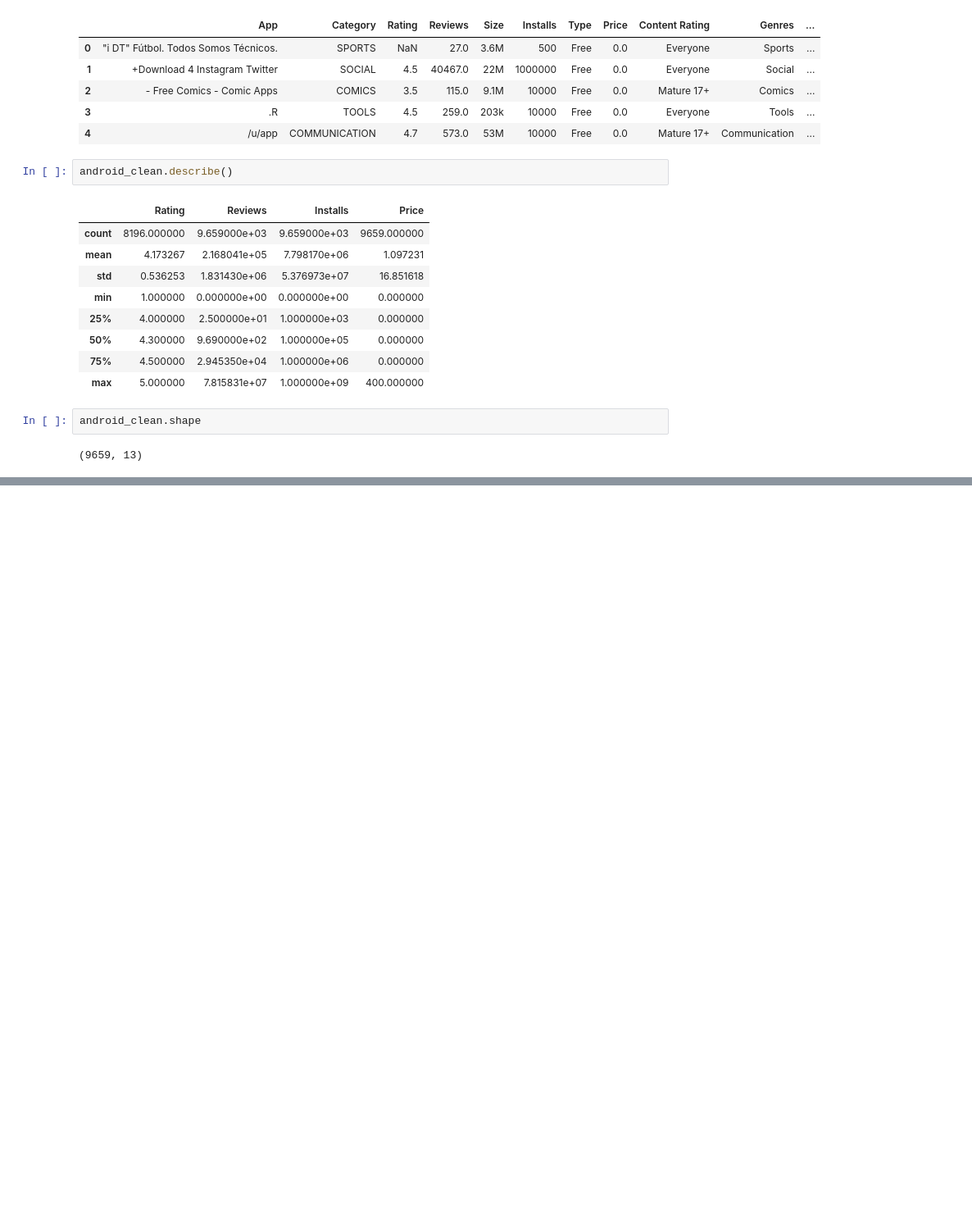
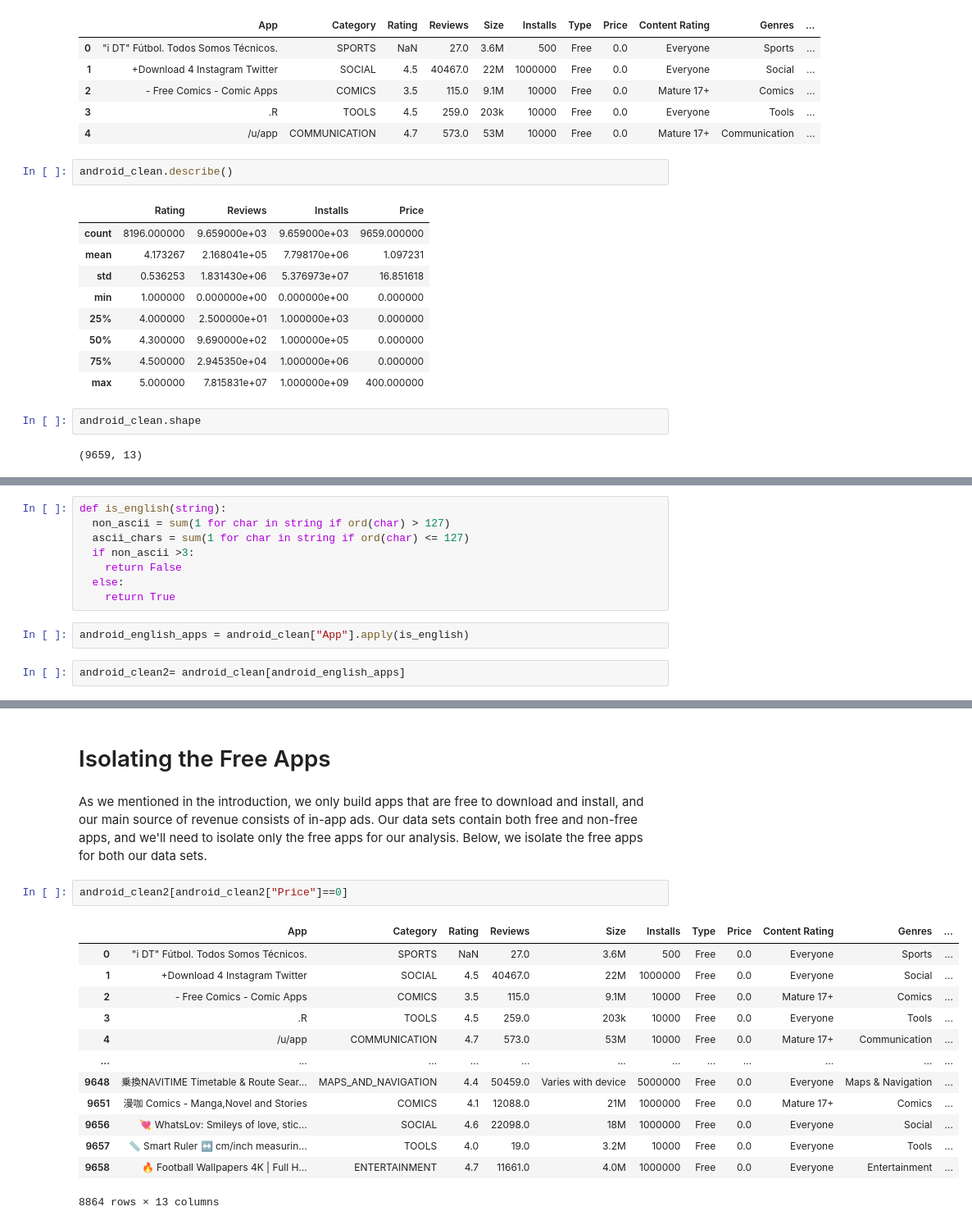
Before and after one commit to KostasTheOne/Mobile-Apps-Project, a Jupyter notebook: Profitable_Apps.ipynb, the cells around one changed output, grey strips where cells are left out. Shown at 82% size. Drawn from its saved outputs; the diff is of its cells as text; blank space fills up the shorter version.

Commit message:
Cleaned my datasets.

```diff
--- a/Profitable_Apps.ipynb
+++ b/Profitable_Apps.ipynb
@@ -317,0 +371,12 @@ android_clean.shape
+# %%
+def is_english(string):
+  non_ascii = sum(1 for char in string if ord(char) > 127)
+  ascii_chars = sum(1 for char in string if ord(char) <= 127)
+  if non_ascii >3:
+    return False
+  else:
+    return True
+# %%
+android_english_apps = android_clean["App"].apply(is_english)
+# %%
+android_clean2= android_clean[android_english_apps]
@@ -317,0 +413,20 @@ android_clean.shape
+# %% [markdown]
+# Isolating the Free Apps
+# %% [markdown]
+As we mentioned in the introduction, we only build apps that are free to download and install, and our main source of revenue consists of in-app ads. Our data sets contain both free and non-free apps, and we'll need to isolate only the free apps for our analysis. Below, we isolate the free apps for both our data sets.
+# %%
+android_clean2[android_clean2["Price"]==0]
+# %% [output]
+|  | App | Category | Rating | Reviews | Size | Installs | Type | Price | Content Rating | Genres | ... |
+| 0 | "i DT" Fútbol. Todos Somos Técnicos. | SPORTS | NaN | 27.0 | 3.6M | 500 | Free | 0.0 | Everyone | Sports | ... |
+| 1 | +Download 4 Instagram Twitter | SOCIAL | 4.5 | 40467.0 | 22M | 1000000 | Free | 0.0 | Everyone | Social | ... |
+| 2 | - Free Comics - Comic Apps | COMICS | 3.5 | 115.0 | 9.1M | 10000 | Free | 0.0 | Mature 17+ | Comics | ... |
+| 3 | .R | TOOLS | 4.5 | 259.0 | 203k | 10000 | Free | 0.0 | Everyone | Tools | ... |
+| 4 | /u/app | COMMUNICATION | 4.7 | 573.0 | 53M | 10000 | Free | 0.0 | Mature 17+ | Communication | ... |
+| ... | ... | ... | ... | ... | ... | ... | ... | ... | ... | ... | ... |
+| 9648 | 乗換NAVITIME Timetable & Route Sear... | MAPS_AND_NAVIGATION | 4.4 | 50459.0 | Varies with device | 5000000 | Free | 0.0 | Everyone | Maps & Navigation | ... |
+| 9651 | 漫咖 Comics - Manga,Novel and Stories | COMICS | 4.1 | 12088.0 | 21M | 1000000 | Free | 0.0 | Mature 17+ | Comics | ... |
+| 9656 | 💘 WhatsLov: Smileys of love, stic... | SOCIAL | 4.6 | 22098.0 | 18M | 1000000 | Free | 0.0 | Everyone | Social | ... |
+| 9657 | 📏 Smart Ruler ↔️ cm/inch measurin... | TOOLS | 4.0 | 19.0 | 3.2M | 10000 | Free | 0.0 | Everyone | Tools | ... |
+| 9658 | 🔥 Football Wallpapers 4K | Full H... | ENTERTAINMENT | 4.7 | 11661.0 | 4.0M | 1000000 | Free | 0.0 | Everyone | Entertainment | ... |
+8864 rows × 13 columns
```
Also changed, not shown: parts of 18 cells of this notebook.
